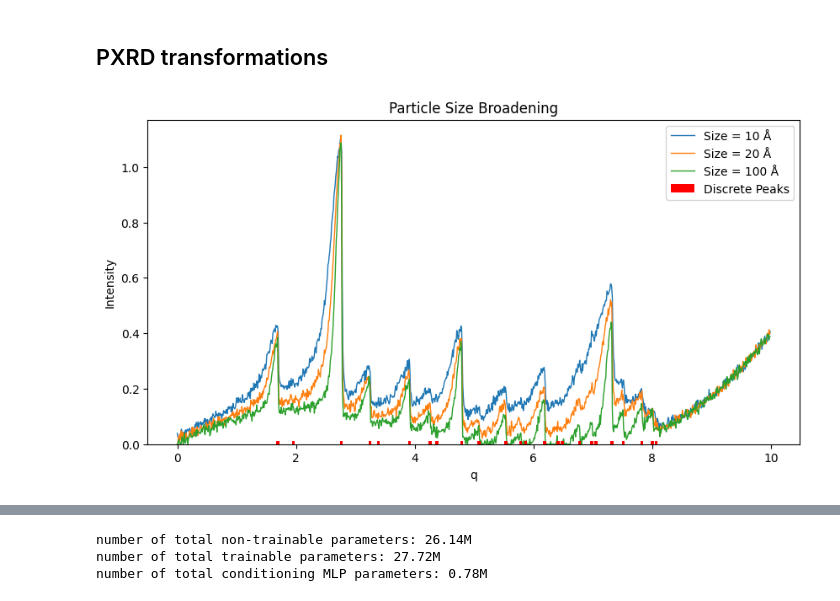
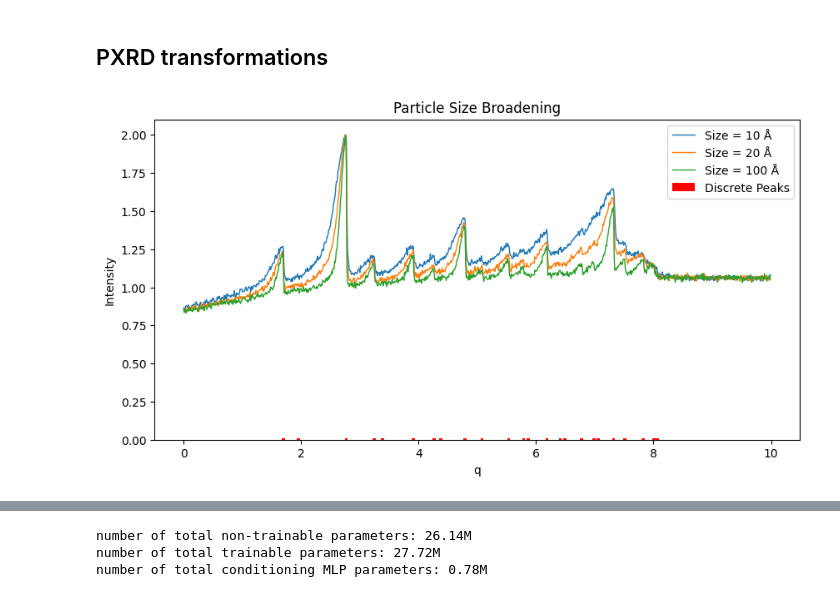
Before and after one commit to FrederikLizakJohansen/deCIFer, a Jupyter notebook: notebooks/PXRD transformations (new).ipynb, the cells around one changed output, grey strips where cells are left out. Saved outputs shown, nothing was run; the diff lists cells and outputs as text; code cells hidden in the pictures.

```diff
--- a/notebooks/PXRD transformations (new).ipynb
+++ b/notebooks/PXRD transformations (new).ipynb
@@ -29,29 +21,30 @@ sample_tokens_2 = datapoint_2['cif_tokens']
 # %%
 fig, ax = plt.subplots(figsize=(10,5))
 
 # --- 2. Particle Size Broadening ---
 for ps in [10, 20, 100]:
     res = pxrd_from_cif(
         sample_cif,
         particle_size=ps,
-        base_fwhm_range=(0.1, 0.1),
-        peak_asymmetry_range=(0.9, 0.9),
-        noise_range=(0.01, 0.01),
-        preferred_orientation_range=(0.9,0.9),
-        chebychev_norm_coeff_range=(0.1, 0.1),
+        base_fwhm=0.1,
+        peak_asymmetry=0.9,
+        noise= 0.01,
+        preferred_orientation_range = (0.9, 0.9),
+        chebychev_norm_coeffs= [0.1, -0.05, 0.01],
         chebychev_order=3,
-        debug=True)
+        debug=True
+)
     ax.plot(res['q'], res['iq'], lw=1, label=f"Size = {ps} Å")
     q_disc = res['q_disc'][0]
     iq_disc = res['iq_disc'][0]
 ax.bar(q_disc, np.ones_like(iq_disc)*0.01, color='red', width=0.05, zorder=5, label="Discrete Peaks")
 ax.set_title("Particle Size Broadening")
 ax.set_xlabel("q")
 ax.set_ylabel("Intensity")
-add_discrete_legend(ax)
+ax.legend()
 
 plt.show()
 # %% [output]
-[figure, old version]
+[figure, new version]
 # %%
 # Create a figure with 8 subplots (4 rows x 2 columns)
```
Also changed, not shown: parts of 3 cells of this notebook, 3 other files.
